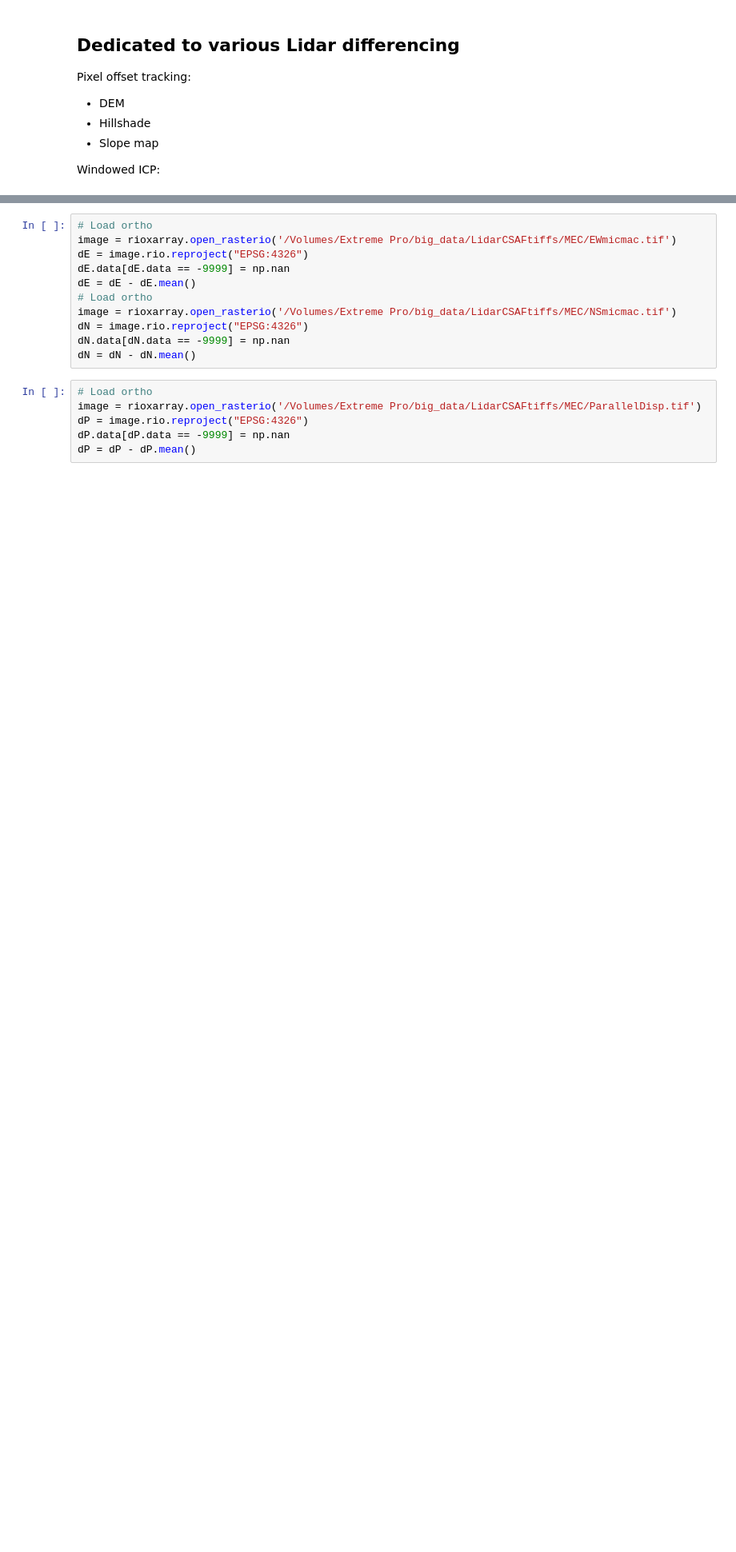
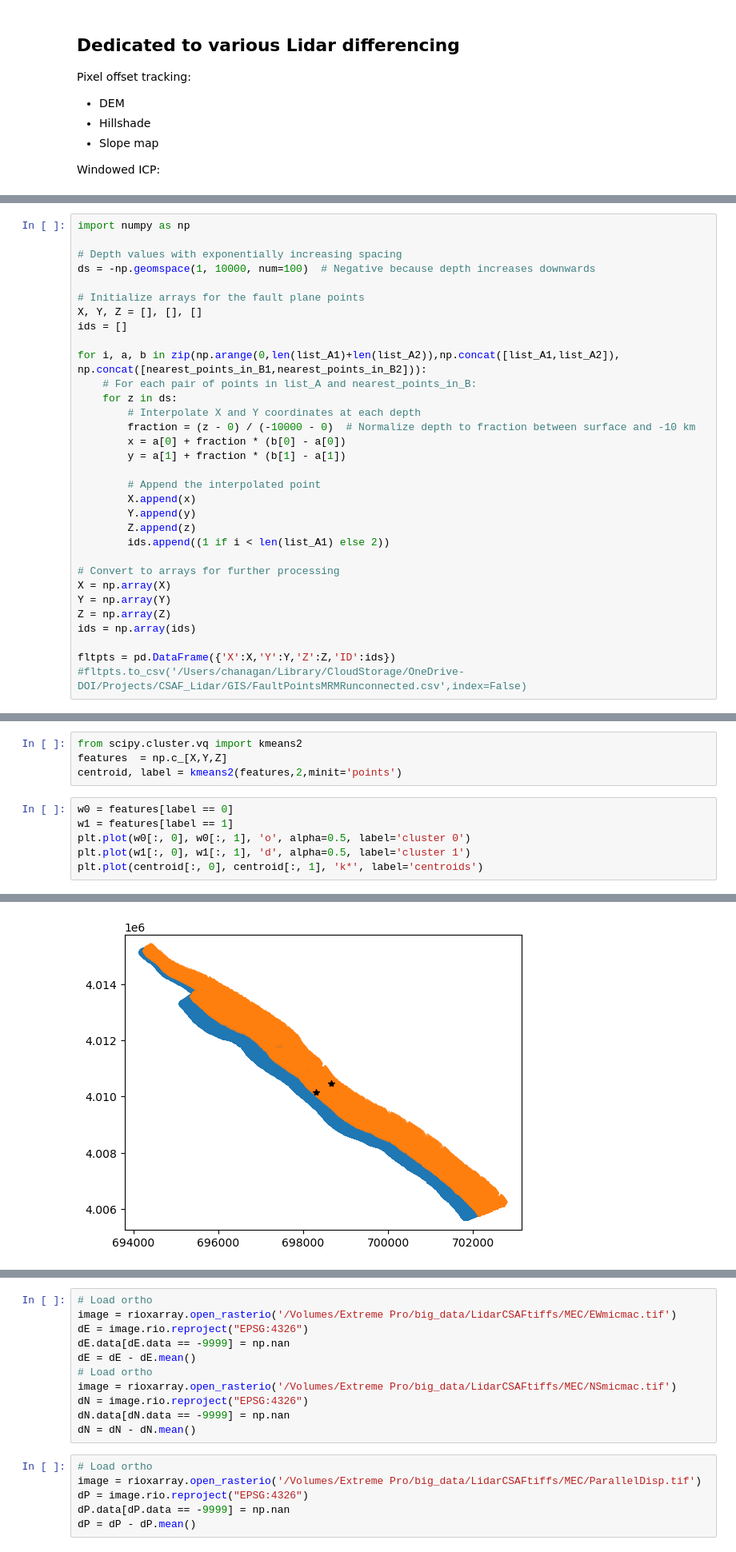
Before and after one commit to cehanagan/ImageryResources, a Jupyter notebook: Notebooks/LidarDifferencing.ipynb, the cells around one changed output, grey strips where cells are left out. Shown at 80% size. Saved outputs shown, nothing was run; the diff lists cells and outputs as text; blank space fills up the shorter version.

```diff
--- a/Notebooks/LidarDifferencing.ipynb
+++ b/Notebooks/LidarDifferencing.ipynb
@@ -53,0 +169,32 @@ if rewrite == True:
+# %%
+import numpy as np
+
+# Depth values with exponentially increasing spacing
+ds = -np.geomspace(1, 10000, num=100)  # Negative because depth increases downwards
+
+# Initialize arrays for the fault plane points
+X, Y, Z = [], [], []
+ids = []
+
+for i, a, b in zip(np.arange(0,len(list_A1)+len(list_A2)),np.concat([list_A1,list_A2]), np.concat([nearest_points_in_B1,nearest_points_in_B2])):
+    # For each pair of points in list_A and nearest_points_in_B:
+    for z in ds:
+        # Interpolate X and Y coordinates at each depth
+        fraction = (z - 0) / (-10000 - 0)  # Normalize depth to fraction between surface and -10 km
+        x = a[0] + fraction * (b[0] - a[0])
+        y = a[1] + fraction * (b[1] - a[1])
+
+        # Append the interpolated point
+        X.append(x)
+        Y.append(y)
+        Z.append(z)
+        ids.append((1 if i < len(list_A1) else 2))
+
+# Convert to arrays for further processing
+X = np.array(X)
+Y = np.array(Y)
+Z = np.array(Z)
+ids = np.array(ids)
+
+fltpts = pd.DataFrame({'X':X,'Y':Y,'Z':Z,'ID':ids})
+#fltpts.to_csv('/Users/chanagan/Library/CloudStorage/OneDrive-DOI/Projects/CSAF_Lidar/GIS/FaultPointsMRMRunconnected.csv',index=False)
@@ -53,0 +211,11 @@ if rewrite == True:
+# %%
+from scipy.cluster.vq import kmeans2
+features  = np.c_[X,Y,Z]
+centroid, label = kmeans2(features,2,minit='points')
+# %%
+w0 = features[label == 0]
+w1 = features[label == 1]
+plt.plot(w0[:, 0], w0[:, 1], 'o', alpha=0.5, label='cluster 0')
+plt.plot(w1[:, 0], w1[:, 1], 'd', alpha=0.5, label='cluster 1')
+plt.plot(centroid[:, 0], centroid[:, 1], 'k*', label='centroids')
+# %% [output]
@@ -53,0 +223 @@ if rewrite == True:
+[figure, added]
```
Also changed, not shown: parts of 32 cells of this notebook, 5 other files.
